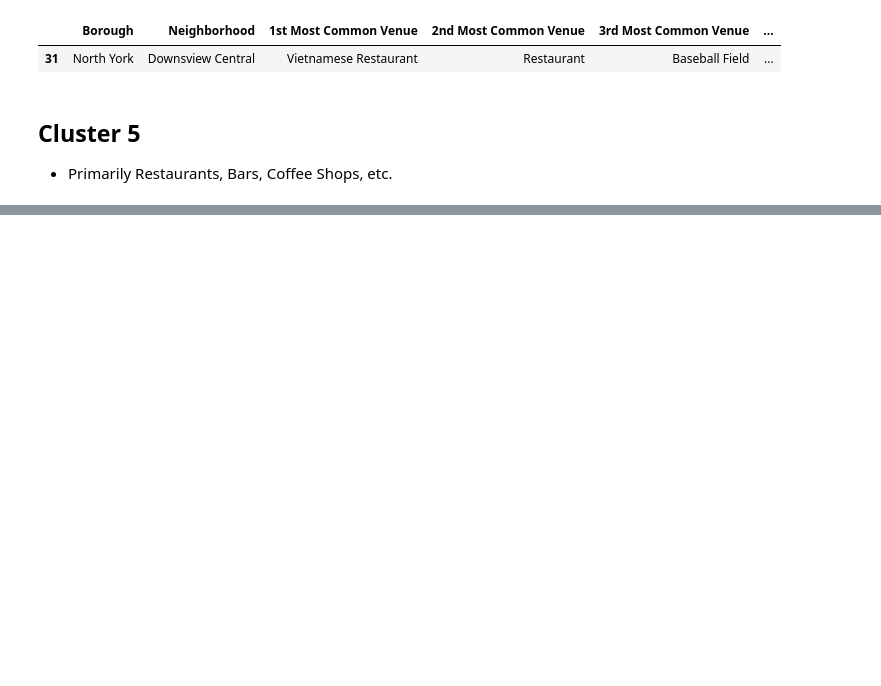
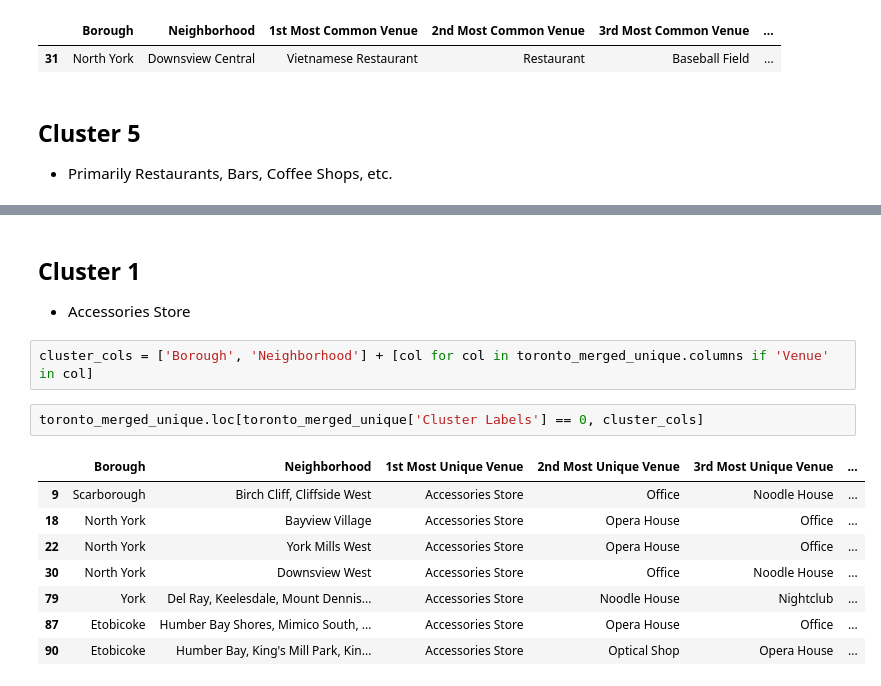
Before and after one commit to maverick-red/coursera-ibm-data-science-capstone, a Jupyter notebook: Applied Data Science Capstone - Week 3.ipynb, the cells around one changed output, grey strips where cells are left out. Saved outputs shown, nothing was run; the diff lists cells and outputs as text; blank space fills up the shorter version.

```diff
--- a/Applied Data Science Capstone - Week 3.ipynb
+++ b/Applied Data Science Capstone - Week 3.ipynb
@@ -345,0 +404,16 @@ toronto_merged.loc[toronto_merged['Cluster Labels'] == 4, cluster_cols]
+# %% [markdown]
+## Cluster 1
+- Accessories Store
+# %%
+cluster_cols = ['Borough', 'Neighborhood'] + [col for col in toronto_merged_unique.columns if 'Venue' in col]
+# %%
+toronto_merged_unique.loc[toronto_merged_unique['Cluster Labels'] == 0, cluster_cols]
+# %% [output]
+|  | Borough | Neighborhood | 1st Most Unique Venue | 2nd Most Unique Venue | 3rd Most Unique Venue | ... |
+| 9 | Scarborough | Birch Cliff, Cliffside West | Accessories Store | Office | Noodle House | ... |
+| 18 | North York | Bayview Village | Accessories Store | Opera House | Office | ... |
+| 22 | North York | York Mills West | Accessories Store | Opera House | Office | ... |
+| 30 | North York | Downsview West | Accessories Store | Office | Noodle House | ... |
+| 79 | York | Del Ray, Keelesdale, Mount Dennis... | Accessories Store | Noodle House | Nightclub | ... |
+| 87 | Etobicoke | Humber Bay Shores, Mimico South, ... | Accessories Store | Opera House | Office | ... |
+| 90 | Etobicoke | Humber Bay, King's Mill Park, Kin... | Accessories Store | Optical Shop | Opera House | ... |
```
Also changed, not shown: parts of 24 cells of this notebook.
